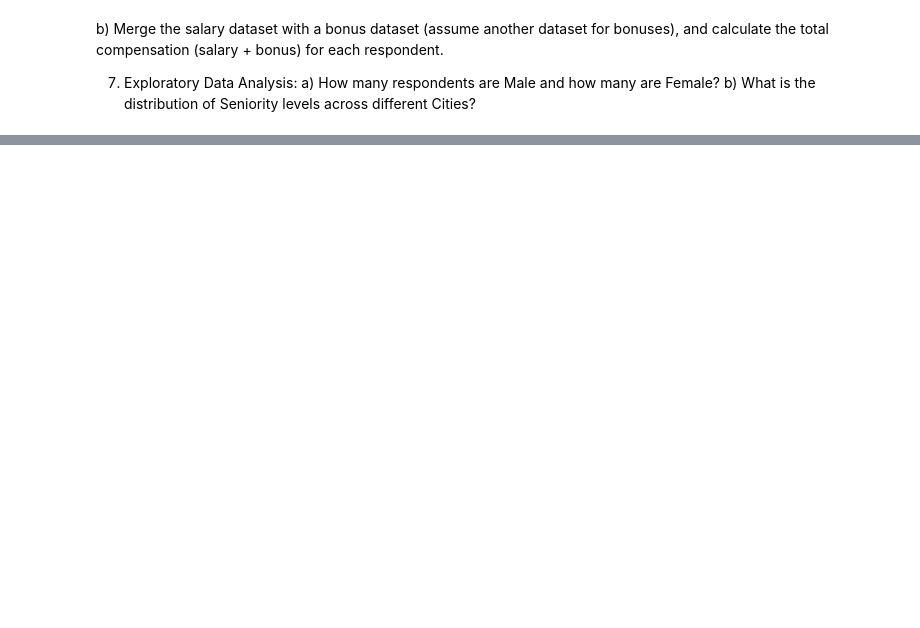
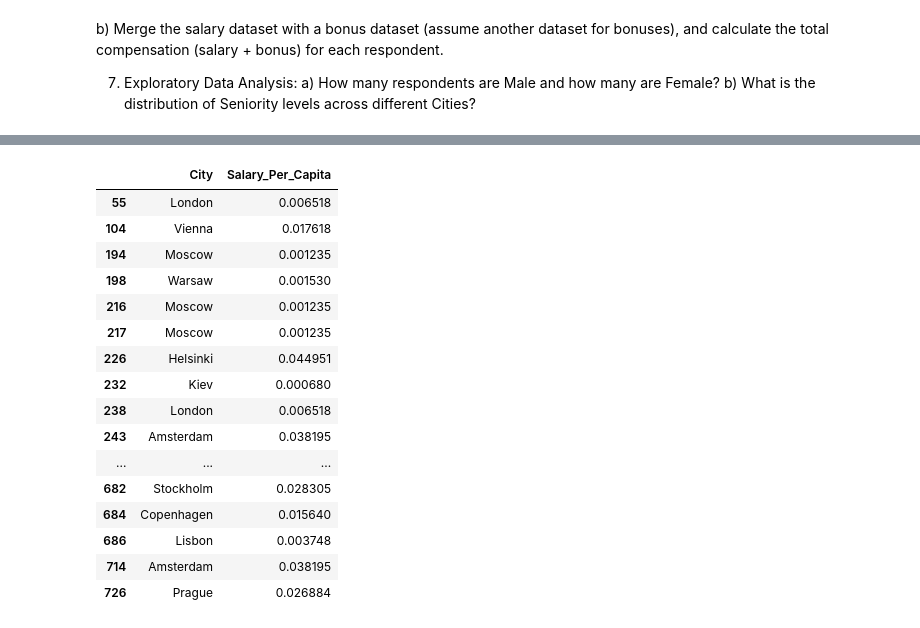
Before and after one commit to Mtaimoorakmal/Data_Analytics_Projects, a Jupyter notebook: data-cleaning-project.ipynb, the cells around one changed output, grey strips where cells are left out. Drawn from its saved outputs; the diff is of its cells as text; code cells hidden in the pictures; blank space fills up the shorter version.

Commit message:
Kaggle Notebook | Data Cleaning project | Version 7

```diff
--- a/data-cleaning-project.ipynb
+++ b/data-cleaning-project.ipynb
@@ -283,5 +289,6 @@ city_population = pd.read_csv('/kaggle/input/world-population-dataset/world_popu
 
 city_population_df = pd.DataFrame(city_population)
 
-city_population_df
+city_population_df.rename(columns={'Capital' : "City"} , inplace = True)
+city_population_df.columns
 # %% [output]
@@ -307,3 +307,11 @@ bonuses), and calculate the total compensation (salary + bonus) for each respond
 7. Exploratory Data Analysis:
    a) How many respondents are Male and how many are Female?
    b) What is the distribution of Seniority levels across different Cities?
+# %%
+# Assuming both datasets have a 'City' column to merge on
+merged_data = pd.merge(df, city_population_df, on='City')
+
+merged_data.rename(columns = {'Yearly brutto salary (without bonus and stocks) in EUR': 'Salary'} , inplace = True)
+
+
+merged_data.columns
@@ -309,0 +337,35 @@ bonuses), and calculate the total compensation (salary + bonus) for each respond
+# %%
+
+# Calculate average salary per capita
+total_salary_by_city = merged_data.groupby('City')['Salary'].sum()
+# to make this total salay a dataFram column we do these steps
+merged_data = merged_data.set_index('City')
+merged_data['Total_Salary'] = total_salary_by_city
+
+# Calculate the per capita salary
+merged_data['Salary_Per_Capita'] = merged_data['Total_Salary'] / merged_data['2022 Population']
+
+# Reset index if needed
+merged_data = merged_data.reset_index()
+
+# Display the result
+new = merged_data[['City', 'Salary_Per_Capita']]
+new[new['City'] != 'Berlin']
+# %% [output]
+|  | City | Salary_Per_Capita |
+| 55 | London | 0.006518 |
+| 104 | Vienna | 0.017618 |
+| 194 | Moscow | 0.001235 |
+| 198 | Warsaw | 0.001530 |
+| 216 | Moscow | 0.001235 |
+| 217 | Moscow | 0.001235 |
+| 226 | Helsinki | 0.044951 |
+| 232 | Kiev | 0.000680 |
+| 238 | London | 0.006518 |
+| 243 | Amsterdam | 0.038195 |
+| ... | ... | ... |
+| 682 | Stockholm | 0.028305 |
+| 684 | Copenhagen | 0.015640 |
+| 686 | Lisbon | 0.003748 |
+| 714 | Amsterdam | 0.038195 |
+| 726 | Prague | 0.026884 |
```
Also changed, not shown: parts of 3 cells of this notebook.
